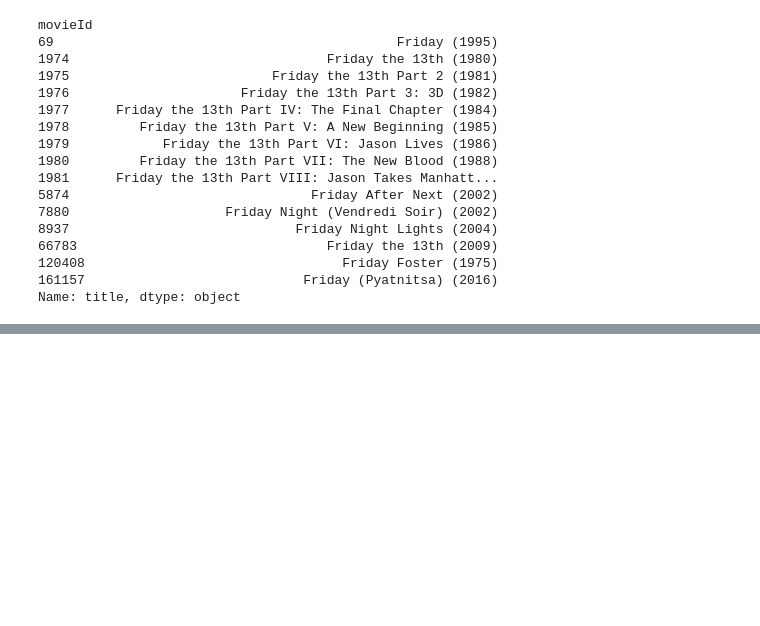
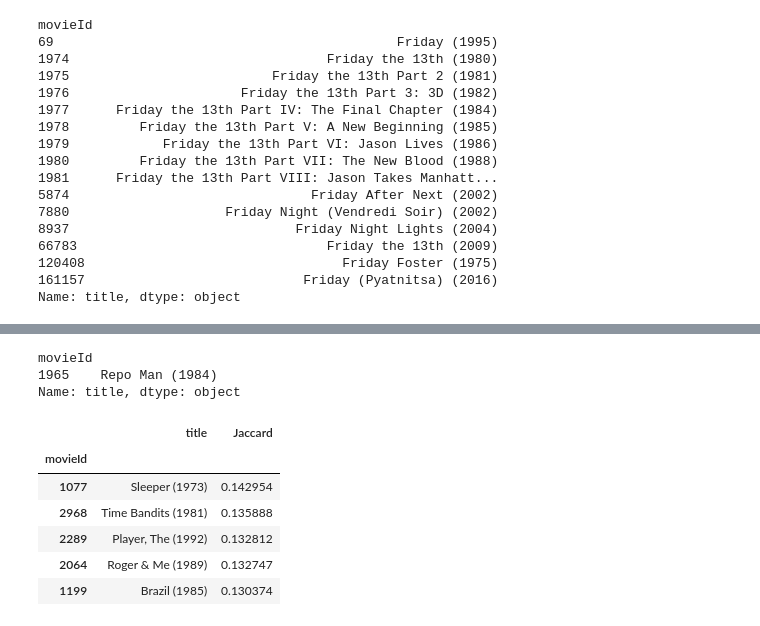
Before and after one commit to focods/MovieRecommender, a Jupyter notebook: MovieRecommender.ipynb, the cells around one changed output, grey strips where cells are left out. Drawn from its saved outputs; the diff is of its cells as text; code cells hidden in the pictures; blank space fills up the shorter version.

```diff
--- a/MovieRecommender.ipynb
+++ b/MovieRecommender.ipynb
@@ -303,0 +329,16 @@ diag[5]
+# %%
+find_movies('Repo Man')
+# %% [output]
+movieId
+1965    Repo Man (1984)
+Name: title, dtype: object
+# %%
+get_recommendations('Repo Man (1984)')
+# %% [output]
+|  | title | Jaccard |
+| movieId |  |  |
+| 1077 | Sleeper (1973) | 0.142954 |
+| 2968 | Time Bandits (1981) | 0.135888 |
+| 2289 | Player, The (1992) | 0.132812 |
+| 2064 | Roger & Me (1989) | 0.132747 |
+| 1199 | Brazil (1985) | 0.130374 |
```
Also changed, not shown: parts of 57 cells of this notebook.
